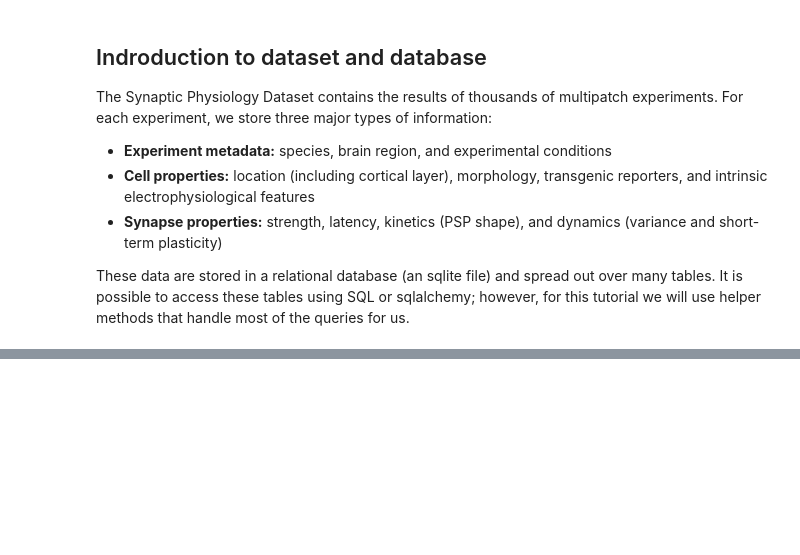
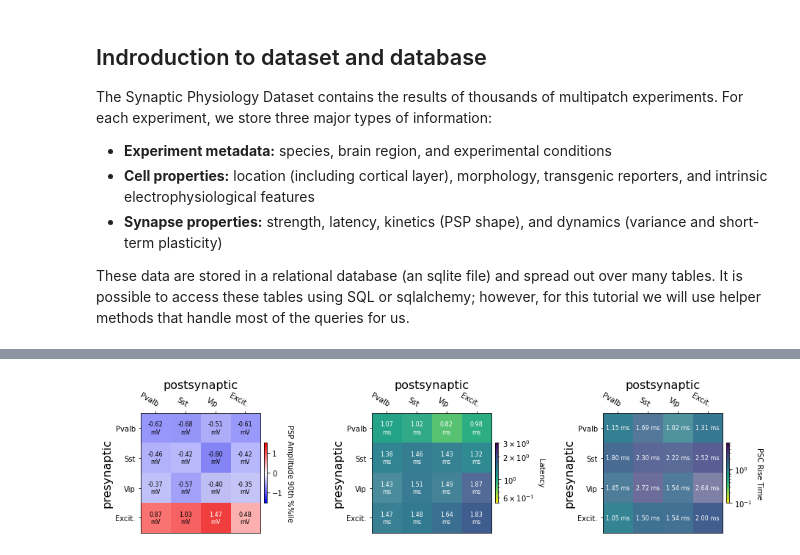
Before and after one commit to SophieW722/aisynphys, a Jupyter notebook: doc/tutorial.ipynb, the cells around one changed output, grey strips where cells are left out. Saved outputs shown, nothing was run; the diff lists cells and outputs as text; code cells hidden in the pictures; blank space fills up the shorter version.

```diff
--- a/doc/tutorial.ipynb
+++ b/doc/tutorial.ipynb
@@ -370,0 +187,29 @@ hm.set_ylabel("presynaptic", fontsize=14);
+# %%
+cell_categories = {
+     'Pvalb': CellClass(cre_type='pvalb'),
+       'Sst': CellClass(cre_type='sst'),
+       'Vip': CellClass(cre_type='vip'),
+    'Excit.': CellClass(cell_class='ex'),
+}
+# %%
+import matplotlib.pyplot as plt
+from aisynphys.ui.notebook import cell_class_matrix
+
+fig,ax = plt.subplots(1, 3, figsize=(16, 3))
+
+metrics = ['pulse_amp_90th_percentile', 'latency', 'psc_rise_time']
+
+for i, metric in enumerate(metrics):
+    cell_class_matrix(
+        pre_classes=cell_categories,
+        post_classes=cell_categories,
+        metric=metric,
+        class_labels=None, ax=ax[i],
+        db=db, pair_query_args={
+            'experiment_type': 'standard multipatch',
+            'synapse': True,
+            'species': 'mouse',
+        }
+    );
+# %% [output]
+[figure, added]
```
Also changed, not shown: parts of 68 cells of this notebook.
